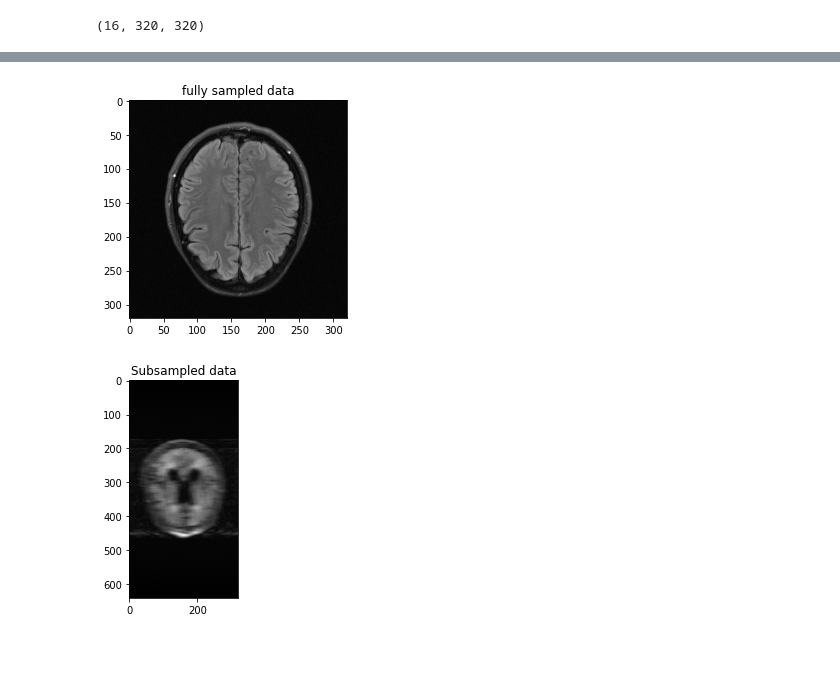
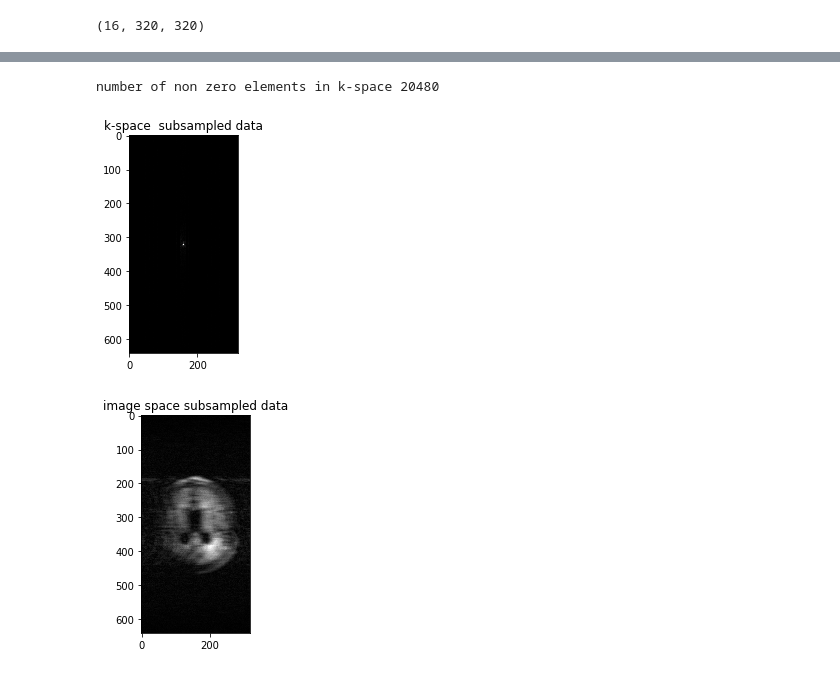
Before and after one commit to Samuel-van-Gurp/fastMRI, a Jupyter notebook: test_notebook.ipynb, the cells around one changed output, grey strips where cells are left out. Drawn from its saved outputs; the diff is of its cells as text; code cells hidden in the pictures.

```diff
--- a/test_notebook.ipynb
+++ b/test_notebook.ipynb
@@ -6,7 +23,5 @@ import h5py
 # %%
 # here I load the recon_test file
-recon_test = h5py.File('/home/svangurp/scratch/reconstructions/fastmri_brain_test/zero_filled/from_test_set/file_brain_AXFLAIR_200_6002441.h5', 'r')
+recon_test = h5py.File('test/file_brain_AXFLAIR_200_6002441.h5', 'r')
 recon_test.keys()
-recon_test = recon_test['reconstruction']
-recon_test.shape
 # %% [output]
@@ -13,0 +29,3 @@ recon_test.shape
+# %%
+recon_test_kspace = recon_test['kspace']
+recon_test_kspace.shape
@@ -26,11 +66,14 @@ recon_train.shape
 # %%
-plt.imshow(np.abs(recon_train[5]), cmap='gray')
-plt.title('fully sampled data')
+print('number of non zero elements in k-space',np.count_nonzero(np.abs(recon_test_kspace[0][5])))
+plt.imshow(np.abs(recon_test_kspace[0][5]), cmap='gray')
+plt.title('k-space  subsampled data')
 plt.show()
 
-plt.imshow(np.abs(recon_test[0]), cmap='gray')
-plt.title('Subsampled data')
+recon_test_FT = np.fft.fftshift(np.fft.fftn(recon_test_kspace[0][5]))
+plt.imshow(np.abs(recon_test_FT), cmap='gray')
+plt.title('image space subsampled data')
 plt.show()
 # %% [output]
+number of non zero elements in k-space 20480
-[figure, old version]
+[figure, new version]
-[figure, old version]
+[figure, new version]
```
Also changed, not shown: parts of 13 cells of this notebook.
